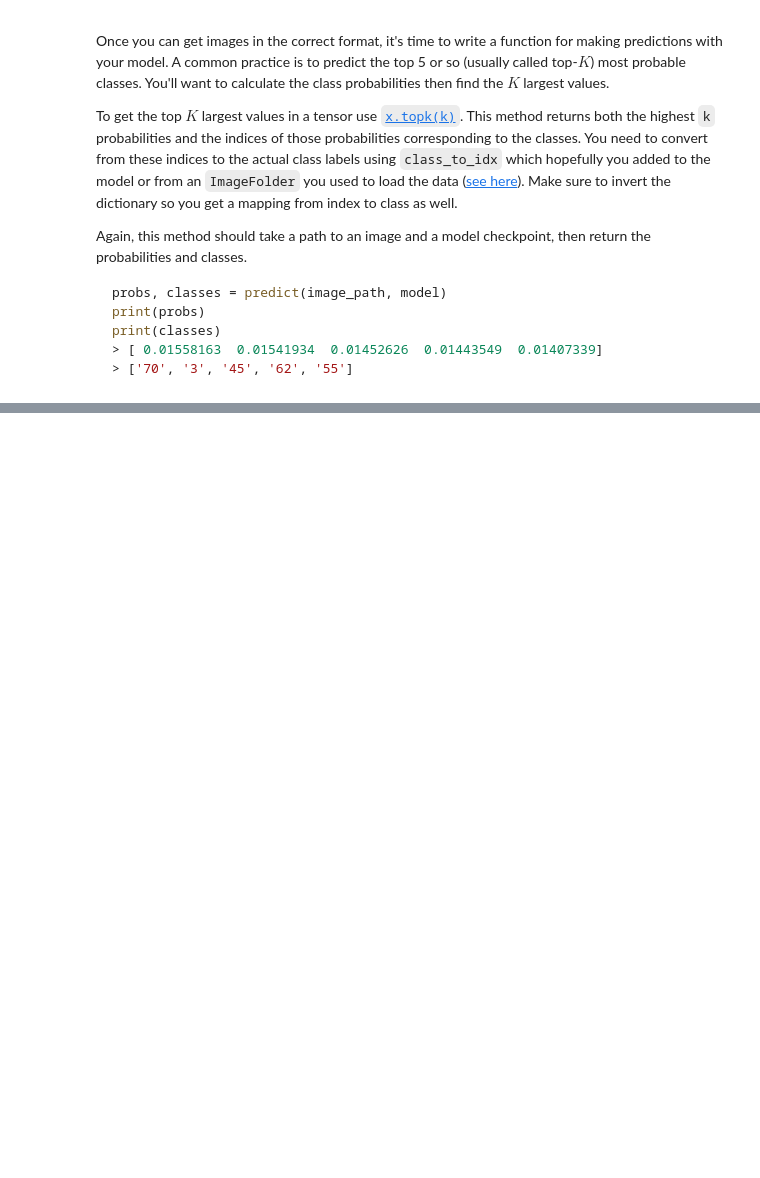
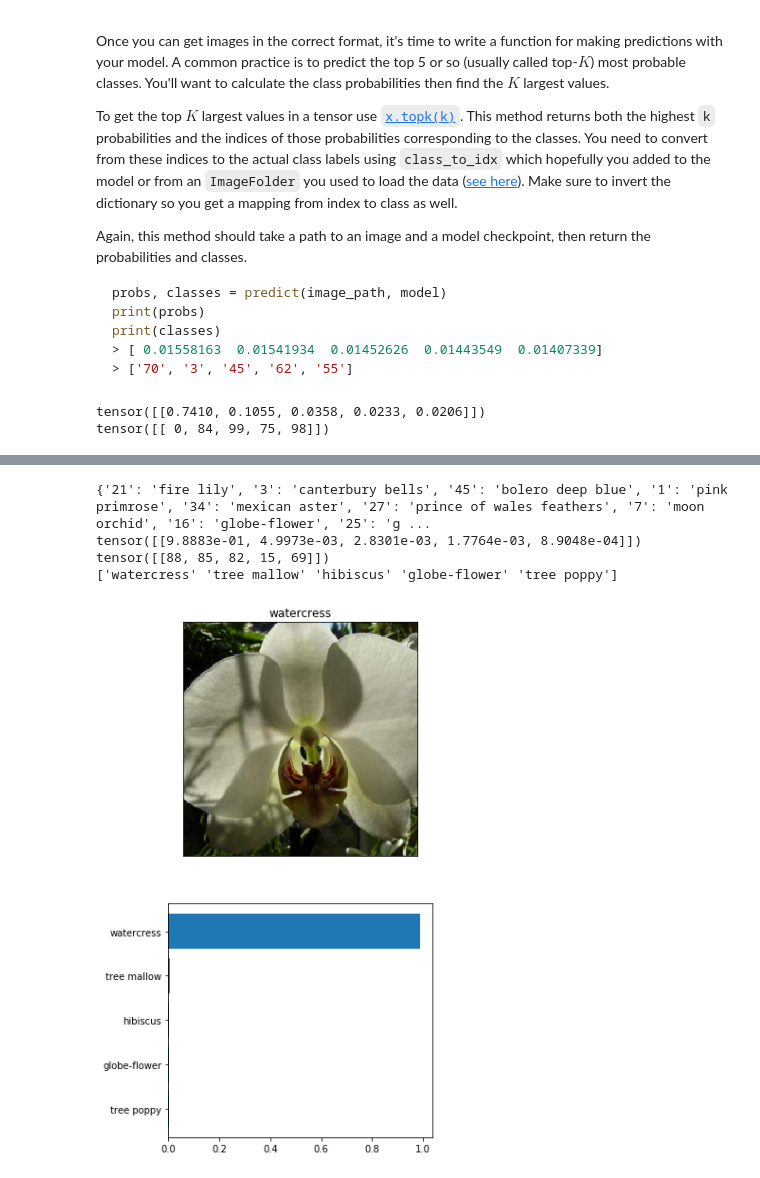
Before and after one commit to dguevar1/image_classifier, a Jupyter notebook: Image Classifier Project.ipynb, the cells around one changed output, grey strips where cells are left out. Cells and saved outputs as stored; diff of their text form; code cells hidden in the pictures; blank space fills up the shorter version.

```diff
--- a/Image Classifier Project.ipynb
+++ b/Image Classifier Project.ipynb
@@ -259,3 +486,11 @@ def predict(image_path, model, topk=5):
+# %%
+im_path = "flowers/test/1/image_06743.jpg"
+probs, classes = predict(im_path, loaded_model)
+print(probs)
+print(classes)
+# %% [output]
+tensor([[0.7410, 0.1055, 0.0358, 0.0233, 0.0206]])
+tensor([[ 0, 84, 99, 75, 98]])
 # %% [markdown]
 ## Sanity Checking
 
@@ -268,0 +502,53 @@ You can convert from the class integer encoding to actual flower names with the
+# %%
+# TODO: Display an image along with the top 5 classes
+
+#for i in classes[0].numpy():
+#    print(i)
+#    print(cat_to_name[str(i)])
+print(cat_to_name)
+#print("cat_to_name[{}] = {}".format(21, cat_to_name[str(21)]))
+#cat_to_name[str(0+1)]
+
+#im_path = "flowers/test/1/image_06743.jpg" # pink primrose, 1
+#im_path = "flowers/test/2/image_05100.jpg" # hard-leaved pocket orchid, 2
+#im_path = "flowers/test/3/image_06634.jpg" # canterbury bells, 3
+#im_path = "flowers/test/4/image_05636.jpg" # sweet pea, 4
+#im_path = "flowers/test/5/image_05159.jpg" # english marigold, 5
+#im_path = "flowers/test/6/image_07173.jpg" # tiger lily, 6
+#im_path = "flowers/test/7/image_07211.jpg" # moon orchid, 7
+#im_path = "flowers/test/8/image_03291.jpg" # bird of paradise, 8
+probs, classes = predict(im_path, loaded_model)
+print(probs)
+print(classes)
+
+names = np.array([cat_to_name[str(i+1)] for i in classes[0].numpy()])
+print(names)
+
+#imshow(process_image(im_path))
+#plt.axis('off')
+
+#fig, ax = plt.subplots()
+#ax.barh(np.arange(5), probs.numpy()[0].tolist())
+#ax.set_yticks(np.arange(5))
+#ax.set_yticklabels([loaded_model.classifier.labelsdict[str(i+1)] for c, i in loaded_model.class_to_idx.items() if c in classes], size='small')
+
+fig = plt.figure(figsize=(5, 10))
+ax1 = fig.add_subplot(2, 1, 1)
+ax1.set_xticks([])
+ax1.set_yticks([])
+ax1.set_title(names[0])
+#np_img = process_image('test3.jpg')
+img = process_image(im_path)
+imshow(img, ax1)
+
+ax2 = fig.add_subplot(2, 1, 2)
+ax2 = plt.yticks(range(5), names[::-1])
+ax2 = plt.barh(range(5), probs[0].numpy()[::-1])
+
+plt.show()
+# %% [output]
+{'21': 'fire lily', '3': 'canterbury bells', '45': 'bolero deep blue', '1': 'pink primrose', '34': 'mexican aster', '27': 'prince of wales feathers', '7': 'moon orchid', '16': 'globe-flower', '25': 'g ...
+tensor([[9.8883e-01, 4.9973e-03, 2.8301e-03, 1.7764e-03, 8.9048e-04]])
+tensor([[88, 85, 82, 15, 69]])
+['watercress' 'tree mallow' 'hibiscus' 'globe-flower' 'tree poppy']
+[figure, added]
```
Also changed, not shown: parts of 17 cells of this notebook, 1 other file.
